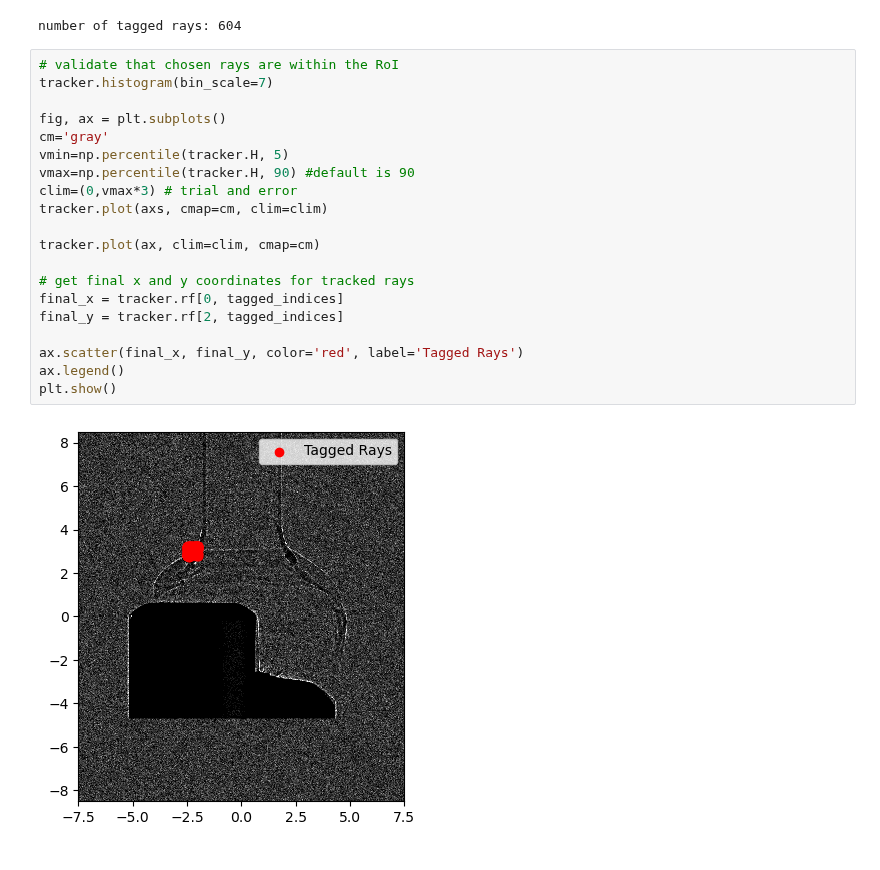
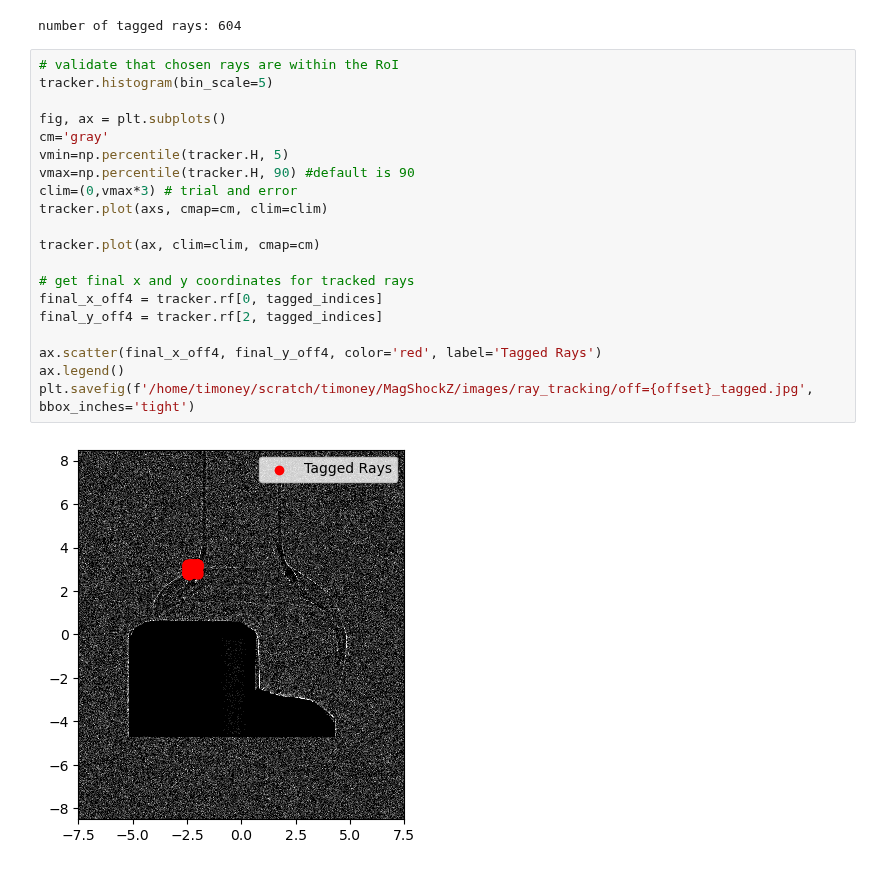
Before and after one commit to alextimoney/LIONZ_MagShockZ, a Jupyter notebook: particle_tracking/ray_tagging.ipynb, the cells around one changed output. Cells and saved outputs as stored; diff of their text form.

```diff
--- a/particle_tracking/ray_tagging.ipynb
+++ b/particle_tracking/ray_tagging.ipynb
@@ -192,23 +186,23 @@ print('number of tagged rays:', len(tagged_indices))
 number of tagged rays: 604
 # %%
 # validate that chosen rays are within the RoI
-tracker.histogram(bin_scale=7)
+tracker.histogram(bin_scale=5)
 
 fig, ax = plt.subplots()
 cm='gray'
 vmin=np.percentile(tracker.H, 5)
 vmax=np.percentile(tracker.H, 90) #default is 90
 clim=(0,vmax*3) # trial and error
 tracker.plot(axs, cmap=cm, clim=clim)
 
 tracker.plot(ax, clim=clim, cmap=cm)
 
 # get final x and y coordinates for tracked rays
-final_x = tracker.rf[0, tagged_indices]
-final_y = tracker.rf[2, tagged_indices]
+final_x_off4 = tracker.rf[0, tagged_indices]
+final_y_off4 = tracker.rf[2, tagged_indices]
 
-ax.scatter(final_x, final_y, color='red', label='Tagged Rays')
+ax.scatter(final_x_off4, final_y_off4, color='red', label='Tagged Rays')
 ax.legend()
-plt.show()
+plt.savefig(f'/home/timoney/scratch/timoney/MagShockZ/images/ray_tracking/off={offset}_tagged.jpg', bbox_inches='tight')
 # %% [output]
-[figure, old version]
+[figure, new version]
```
Also changed, not shown: parts of 44 cells of this notebook, 2 other files.
